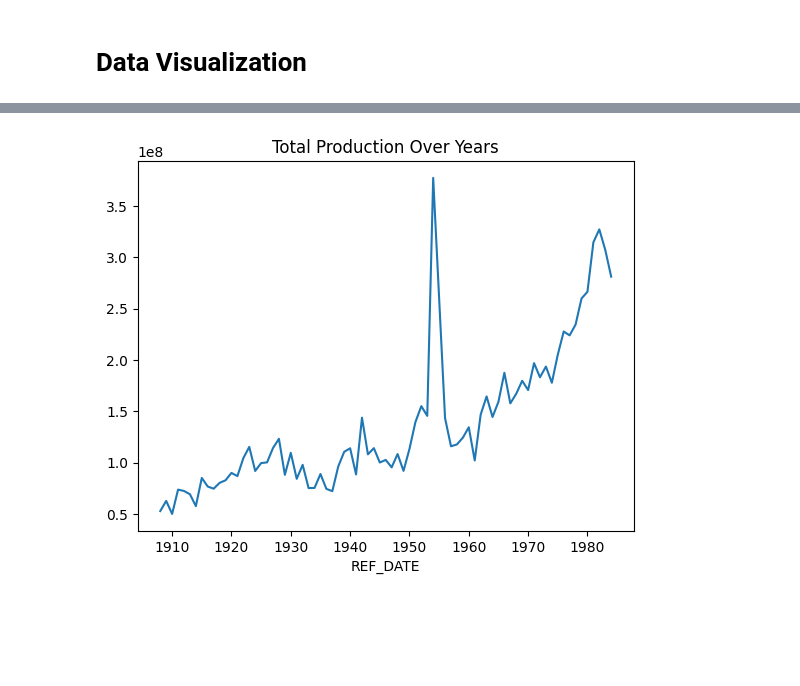
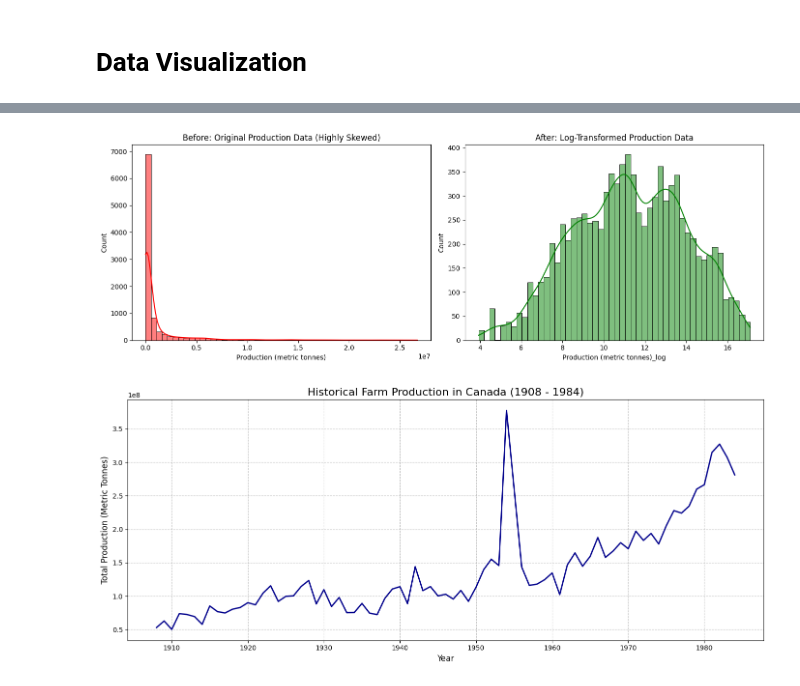
Before and after one commit to PavanKumarVattikuti/Data-Science-Portfolio, a Jupyter notebook: Domain-Specific-Analytics/Farm-Production-Analysis.ipynb, the cells around one changed output, grey strips where cells are left out. Drawn from its saved outputs; the diff is of its cells as text; code cells hidden in the pictures; blank space fills up the shorter version.

```diff
--- a/Domain-Specific-Analytics/Farm-Production-Analysis.ipynb
+++ b/Domain-Specific-Analytics/Farm-Production-Analysis.ipynb
@@ -268,17 +270,7 @@ df_clean[df_clean["seeded_hectares"] == 0].head()
 # %%
 # Final Dataset by removing those zero values
 
-df_final = (
-    df_clean
-      .query("seeded_hectares > 0 and seeded_acres > 0")
-      .assign(
-         prod_per_hectare      = lambda d: d["Production (metric tonnes)"] / d["seeded_hectares"],
-         prod_per_acre          = lambda d: d["Production (metric tonnes)"] / d["seeded_acres"],
-         yield_check            = lambda d: d["Production (metric tonnes)"] * 1000 / d["seeded_hectares"],
-         total_farm_value_calc  = lambda d: d["Production (metric tonnes)"] * d["avg_price"],
-         revenue_per_hectare    = lambda d: d["total_farm_value_calc"] / d["seeded_hectares"]
-      )
-)
+df_final = df_clean.query("seeded_hectares > 0 and seeded_acres > 0").pipe(calculate_farm_metrics)
 
 # Checking for nulls again
 print(df_final[[
@@ -435,6 +418,34 @@ for col in cols_to_plot:
-# %%
-df_updated.groupby('REF_DATE')['Production (metric tonnes)'].sum().plot(title='Total Production Over Years')
-plt.show()
-# %% [output]
-[figure, removed]
+# %%
+fig, axes = plt.subplots(1, 2, figsize=(14, 5))
+
+# Plot 1: The heavily skewed original data
+sns.histplot(df_final['Production (metric tonnes)'], bins=50, kde=True, ax=axes[0], color='red')
+axes[0].set_title('Before: Original Production Data (Highly Skewed)')
+
+# Plot 2: The normalized log data
+sns.histplot(df_transformed['Production (metric tonnes)_log'], bins=50, kde=True, ax=axes[1], color='green')
+axes[1].set_title('After: Log-Transformed Production Data')
+
+plt.tight_layout()
+plt.show()
+# %% [output]
+[figure, added]
+# %%
+plt.figure(figsize=(14, 6))
+
+# Grouping data by year
+yearly_prod = df_updated.groupby('REF_DATE')['Production (metric tonnes)'].sum().reset_index()
+
+# Plotting with Seaborn
+sns.lineplot(data=yearly_prod, x='REF_DATE', y='Production (metric tonnes)', color='darkblue', linewidth=2)
+
+# Formatting
+plt.title('Historical Farm Production in Canada (1908 - 1984)', fontsize=16)
+plt.xlabel('Year', fontsize=12)
+plt.ylabel('Total Production (Metric Tonnes)', fontsize=12)
+plt.grid(True, linestyle='--', alpha=0.7)
+plt.tight_layout()
+plt.show()
+# %% [output]
+[figure, added]
 # %%
```
Also changed, not shown: parts of 10 cells of this notebook.
